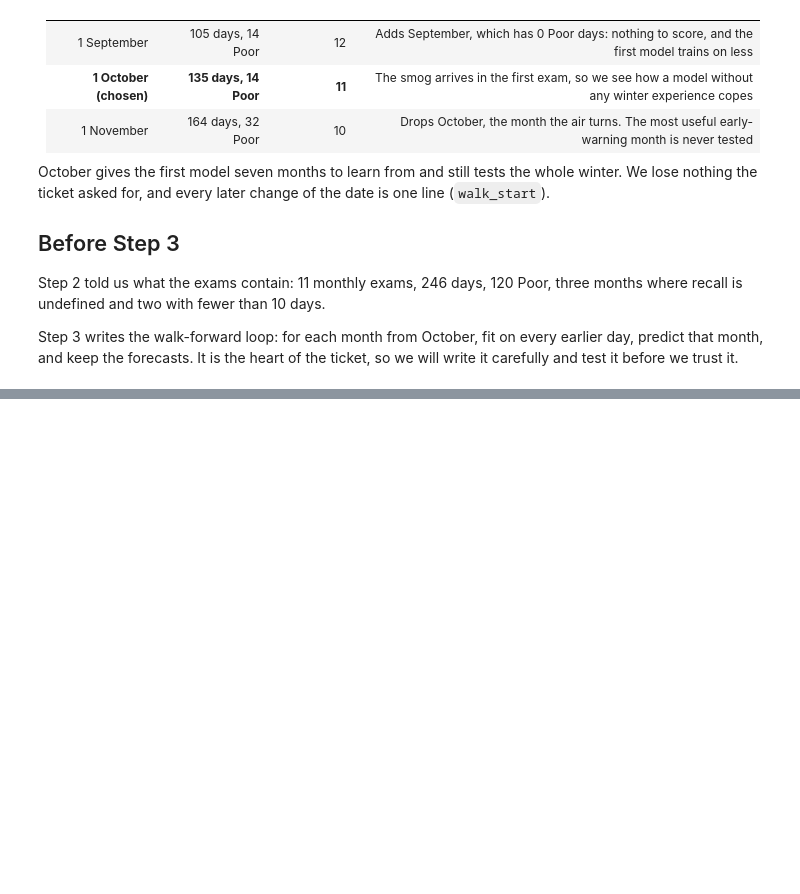
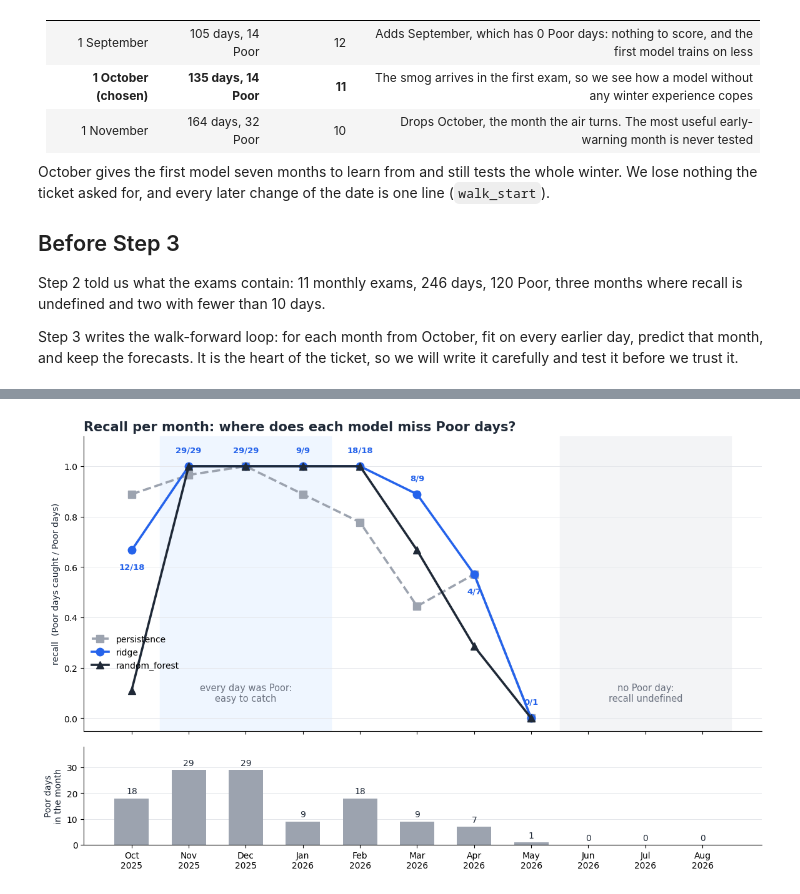
Before and after one commit to coderkali/machine_learning, a Jupyter notebook: 18_Projects/01_Delhi_Air_Forecast/notebooks/16_walk_forward.ipynb, the cells around one changed output, grey strips where cells are left out. Cells and saved outputs as stored; diff of their text form; code cells hidden in the pictures; blank space fills up the shorter version.

```diff
--- a/18_Projects/01_Delhi_Air_Forecast/notebooks/16_walk_forward.ipynb
+++ b/18_Projects/01_Delhi_Air_Forecast/notebooks/16_walk_forward.ipynb
@@ -623,0 +1192,52 @@ Step 3 writes the walk-forward loop: for each month from October, fit on every e
+# %%
+# Continues from Step 4: recall_by_month (n_days, n_poor and one recall column per model), by_month.
+
+# --- 1. Tidy labels and a mask for the months that have no Poor day -----------------------------------
+x = np.arange(len(recall_by_month))
+month_labels = [pd.Period(m).strftime("%b\n%Y") for m in recall_by_month.index]
+all_poor = (recall_by_month["n_days"] == recall_by_month["n_poor"]).to_numpy()     # every day was Poor: Nov, Dec, Jan
+no_poor = (recall_by_month["n_poor"] == 0).to_numpy()                              # no Poor day at all: Jun, Jul, Aug
+assert all_poor.sum() == 3 and no_poor.sum() == 3                                  # what Step 2 told us
+
+# --- 2. One line per model. NaN means "no Poor day", so matplotlib leaves a gap ---------------------------
+look = {"persistence": ("#9ca3af", "--", "s"), "ridge": (ACCENT, "-", "o"), "random_forest": (INK, "-", "^")}
+
+fig, (ax, bars) = plt.subplots(2, 1, figsize=(14, 8.5), sharex=True, gridspec_kw={"height_ratios": [3, 1], "hspace": 0.08})
+
+# Shade the two kinds of month we should read with care.
+for mask, color, text in [(all_poor, "#eff6ff", "every day was Poor:\neasy to catch"), (no_poor, "#f3f4f6", "no Poor day:\nrecall undefined")]:
+    first, last = np.flatnonzero(mask)[[0, -1]]
+    ax.axvspan(first - 0.5, last + 0.5, color=color, zorder=0)
+    ax.text((first + last) / 2, 0.06, text, ha="center", va="bottom", fontsize=10.5, color=MUTED)
+
+for name, (color, style, marker) in look.items():
+    ax.plot(x, recall_by_month[name], color=color, ls=style, marker=marker, ms=9, lw=2.6, label=name)
+
+# Label every Ridge point with the real counts: Poor days caught / Poor days that month.
+ridge_rows = by_month[by_month["model"] == "ridge"].set_index("month").loc[recall_by_month.index]
+for xi, (month, row) in zip(x, ridge_rows.iterrows()):
+    if row["n_poor"] > 0:
+        below = 0.3 < row["recall"] < 0.7                       # keep the label clear of the other lines
+        ax.annotate(f"{int(row['tp'])}/{int(row['n_poor'])}", (xi, row["recall"]), textcoords="offset points",
+                    xytext=(0, -22 if below else 16), ha="center", fontsize=9.5, color=ACCENT, fontweight="bold")
+
+ax.set_ylim(-0.05, 1.12)
+ax.set_ylabel("recall  (Poor days caught / Poor days)", color=INK)
+ax.set_title("Recall per month: where does each model miss Poor days?", loc="left", fontsize=15, fontweight="bold", color=INK)
+ax.grid(axis="y", color=GRID, lw=0.7); ax.set_axisbelow(True)
+ax.legend(frameon=False, loc="lower left", bbox_to_anchor=(0, 0.18))
+
+# --- 3. The sample size under each month -----------------------------------------------------------------
+bars.bar(x, recall_by_month["n_poor"], color="#9ca3af", width=0.6)
+for xi, n in zip(x, recall_by_month["n_poor"]):
+    bars.text(xi, n + 1, str(int(n)), ha="center", va="bottom", fontsize=10, color=INK)
+bars.set_ylabel("Poor days\nin the month", color=INK)
+bars.set_ylim(0, 38)
+bars.set_xticks(x); bars.set_xticklabels(month_labels)
+bars.grid(axis="y", color=GRID, lw=0.7); bars.set_axisbelow(True)
+for a in (ax, bars):
+    for side in ("top", "right"):
+        a.spines[side].set_visible(False)
+plt.show()
+# %% [output]
+[figure, added]
```
Also changed, not shown: parts of 39 cells of this notebook, 3 other files.
